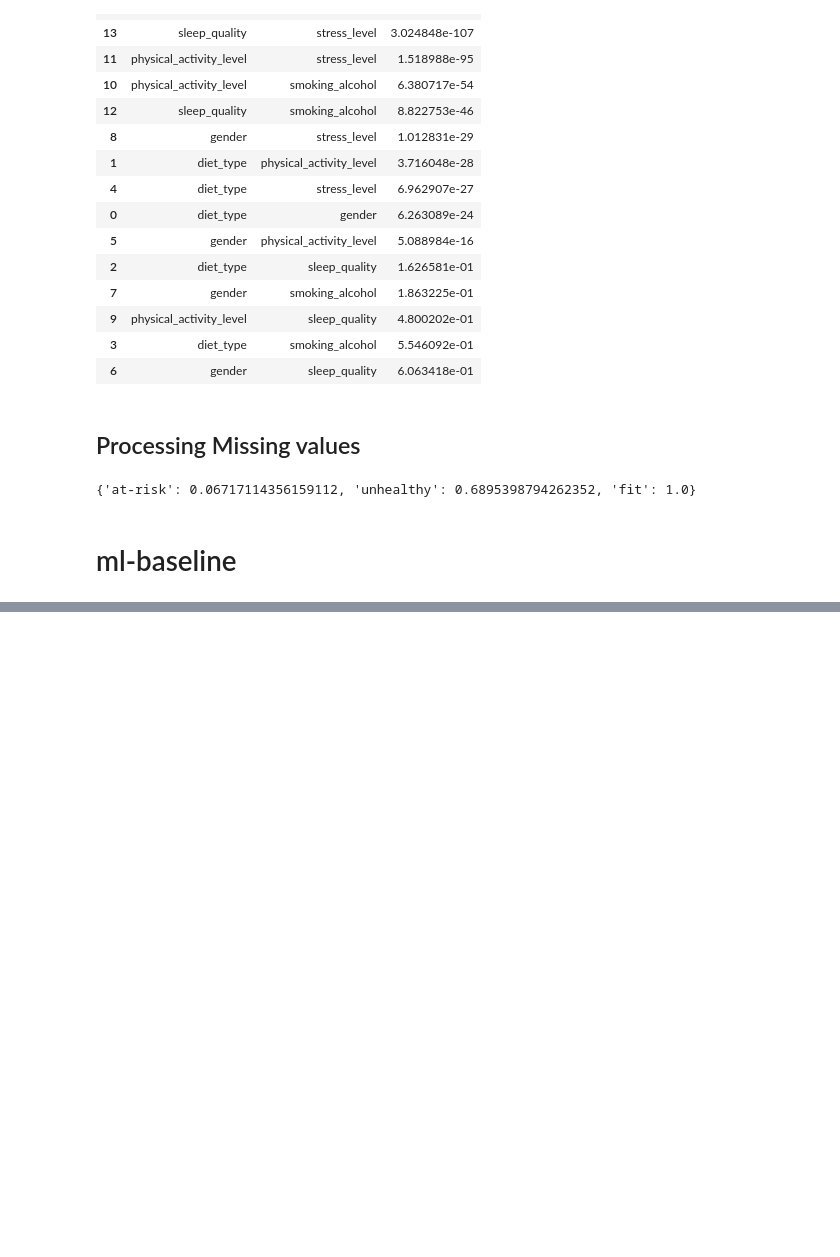
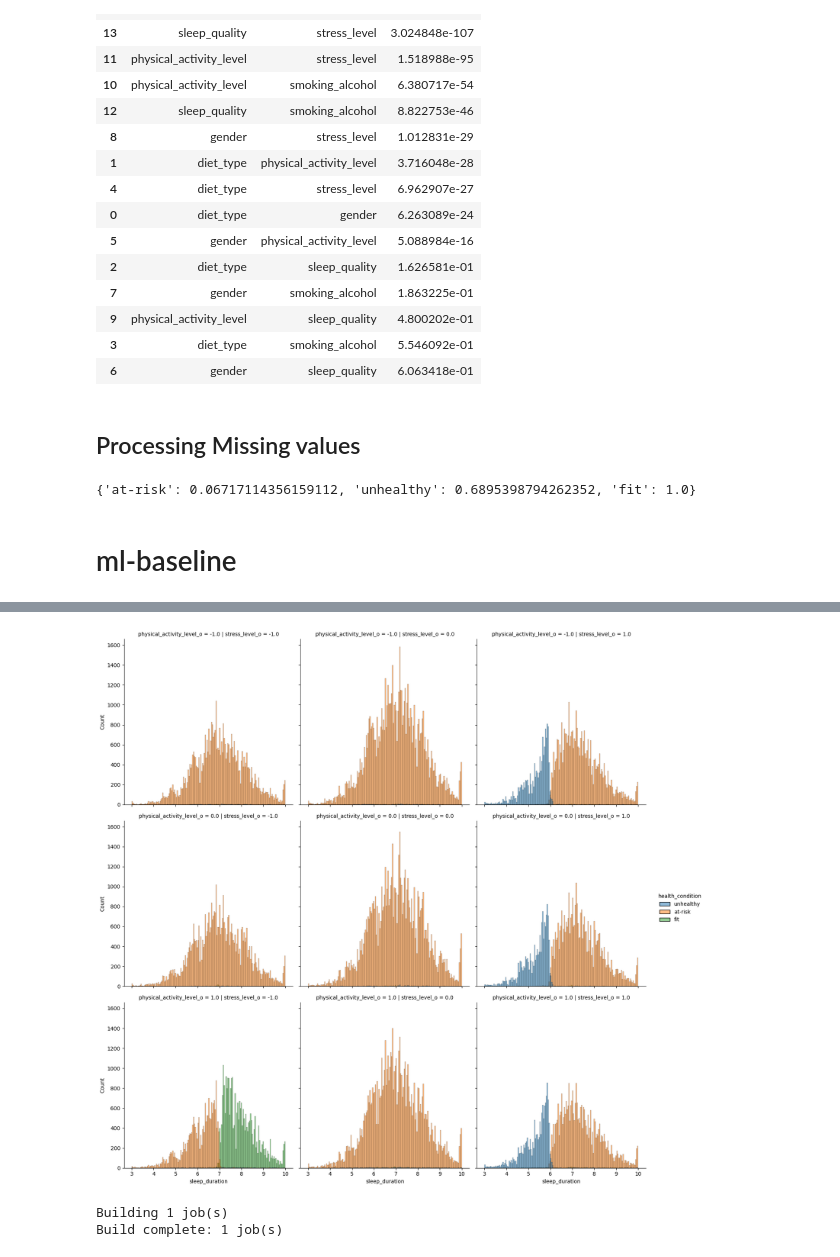
Before and after one commit to sunkusun9/ml-lab, a Jupyter notebook: examples/kaggle_s6e7/1.Prepare.ipynb, the cells around one changed output, grey strips where cells are left out. Cells and saved outputs as stored; diff of their text form; code cells hidden in the pictures; blank space fills up the shorter version.

```diff
--- a/examples/kaggle_s6e7/1.Prepare.ipynb
+++ b/examples/kaggle_s6e7/1.Prepare.ipynb
@@ -674,0 +675,5 @@ prj.get_collector('explore', 'xgb_evals_results').get_attr('b36')
+# %%
+sns.displot(df_train, x = 'sleep_duration', col = 'stress_level_o', row = 'physical_activity_level_o', hue = target)
+plt.show()
+# %% [output]
+[figure, added]
@@ -674,0 +695,7 @@ prj.get_collector('explore', 'xgb_evals_results').get_attr('b36')
+# %%
+prj.pipeline.set_node('std2', grp='pre', processor='sklearn.preprocessing.StandardScaler', edges={'X': dsl_str(['sl_du_f', 'sl_pal_sd_f'])})
+prj.publish_pipeline()
+prj.build('explore')
+# %% [output]
+Building 1 job(s)
+Build complete: 1 job(s)
```
Also changed, not shown: parts of 44 cells of this notebook.
